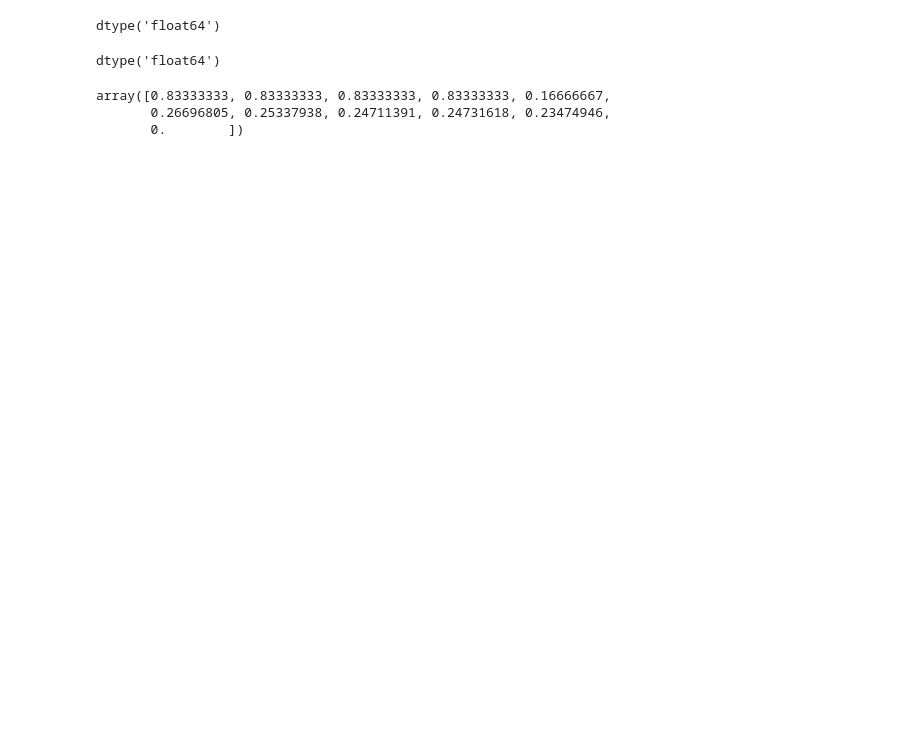
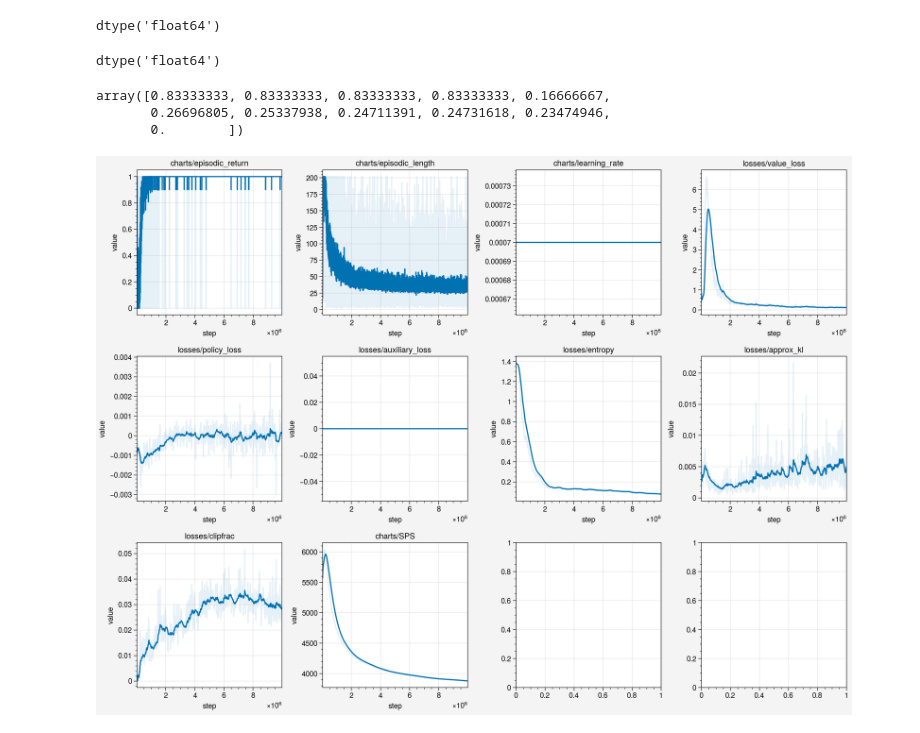
Before and after one commit to liuandrew/training-rl-algo, a Jupyter notebook: write_and_test/meta_nav.ipynb, the cells around one changed output. Saved outputs shown, nothing was run; the diff lists cells and outputs as text; code cells hidden in the pictures; blank space fills up the shorter version.

```diff
--- a/write_and_test/meta_nav.ipynb
+++ b/write_and_test/meta_nav.ipynb
@@ -135,3 +141,8 @@ np.append(env.character.ray_obs(), [0])
 array([0.83333333, 0.83333333, 0.83333333, 0.83333333, 0.16666667,
        0.26696805, 0.25337938, 0.24711391, 0.24731618, 0.23474946,
        0.        ])
+# %%
+df = load_exp_df(exp_name='nav_poster_netstructure/nav_pdistal_width16batch200', trial_num=0)
+plot_exp_df(df)
+# %% [output]
+[figure, added]
```
Also changed, not shown: parts of 4 cells of this notebook, 10 other files.
